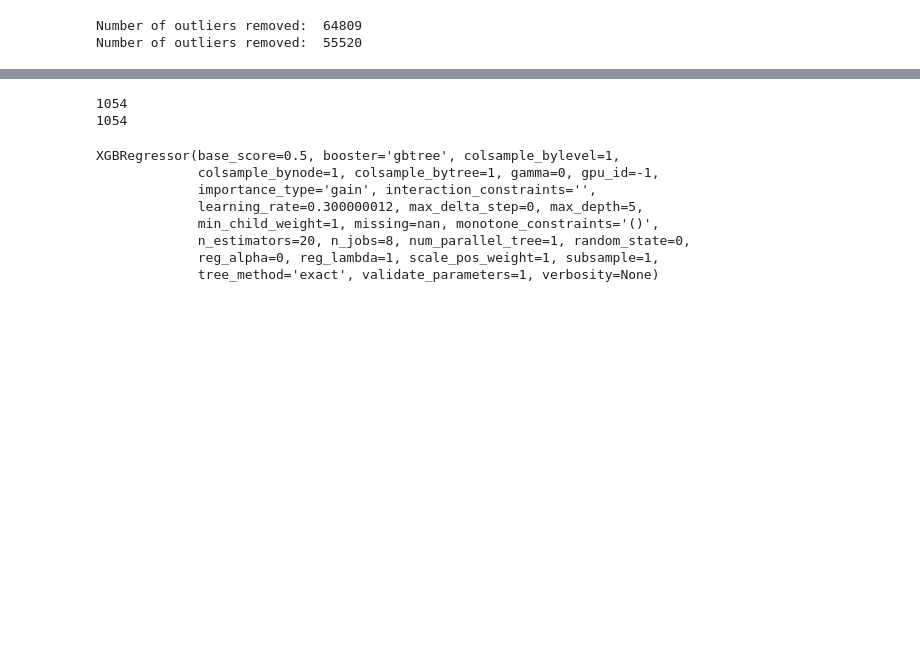
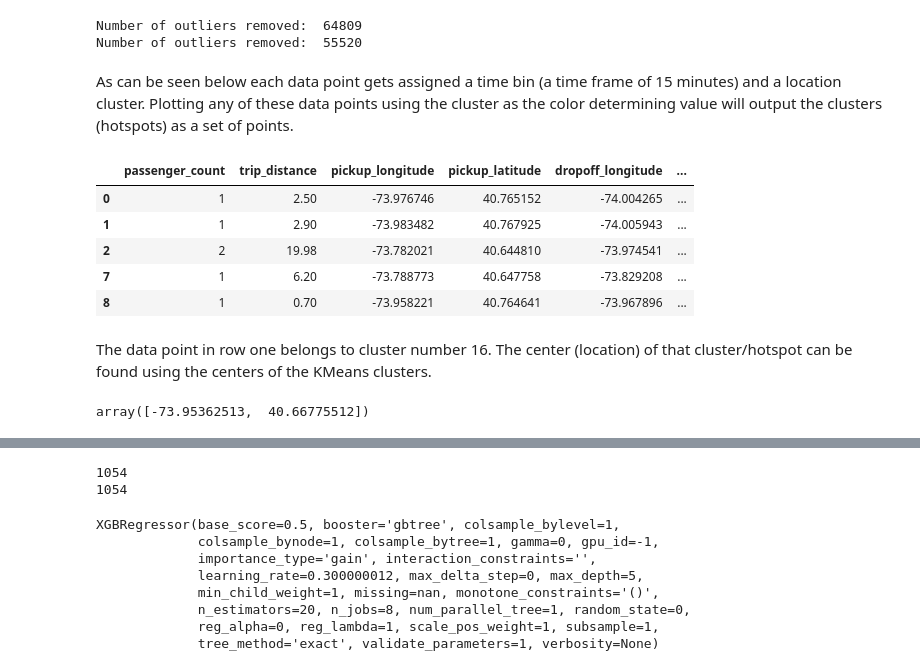
Before and after one commit to David-27/das-taxi, a Jupyter notebook: Adaption.ipynb, the cells around one changed output, grey strips where cells are left out. Drawn from its saved outputs; the diff is of its cells as text; code cells hidden in the pictures; blank space fills up the shorter version.

```diff
--- a/Adaption.ipynb
+++ b/Adaption.ipynb
@@ -163,6 +155,24 @@ Number of outliers removed:  55520
 kmeans = get_kmeans(ddf_2016)
 ddf_2016 = bin_data(ddf_2016, kmeans)
 ddf_2015 = bin_data(ddf_2015, kmeans, offset = 1425168000)
+# %% [markdown]
+As can be seen below each data point gets assigned a time bin (a time frame of 15 minutes) and a location cluster. Plotting any of these data points using the cluster as the color determining value will output the clusters (hotspots) as a set of points.
+# %%
+ddf_2016.head()
+# %% [output]
+|  | passenger_count | trip_distance | pickup_longitude | pickup_latitude | dropoff_longitude | ... |
+| 0 | 1 | 2.50 | -73.976746 | 40.765152 | -74.004265 | ... |
+| 1 | 1 | 2.90 | -73.983482 | 40.767925 | -74.005943 | ... |
+| 2 | 2 | 19.98 | -73.782021 | 40.644810 | -73.974541 | ... |
+| 7 | 1 | 6.20 | -73.788773 | 40.647758 | -73.829208 | ... |
+| 8 | 1 | 0.70 | -73.958221 | 40.764641 | -73.967896 | ... |
+# %% [markdown]
+The data point in row one belongs to cluster number 16. The center (location) of that cluster/hotspot can be found using the centers of the KMeans clusters.
+# %%
+cluster_center_row_one = kmeans.cluster_centers_[16]
+cluster_center_row_one # <-- plot this as center of the circle or use the data points or both
+# %% [output]
+array([-73.95362513,  40.66775512])
 # %%
 ddf_2015 = group_binned_data(ddf_2015)
 ddf_2016 = group_binned_data(ddf_2016)
```
Also changed, not shown: parts of 7 cells of this notebook.
